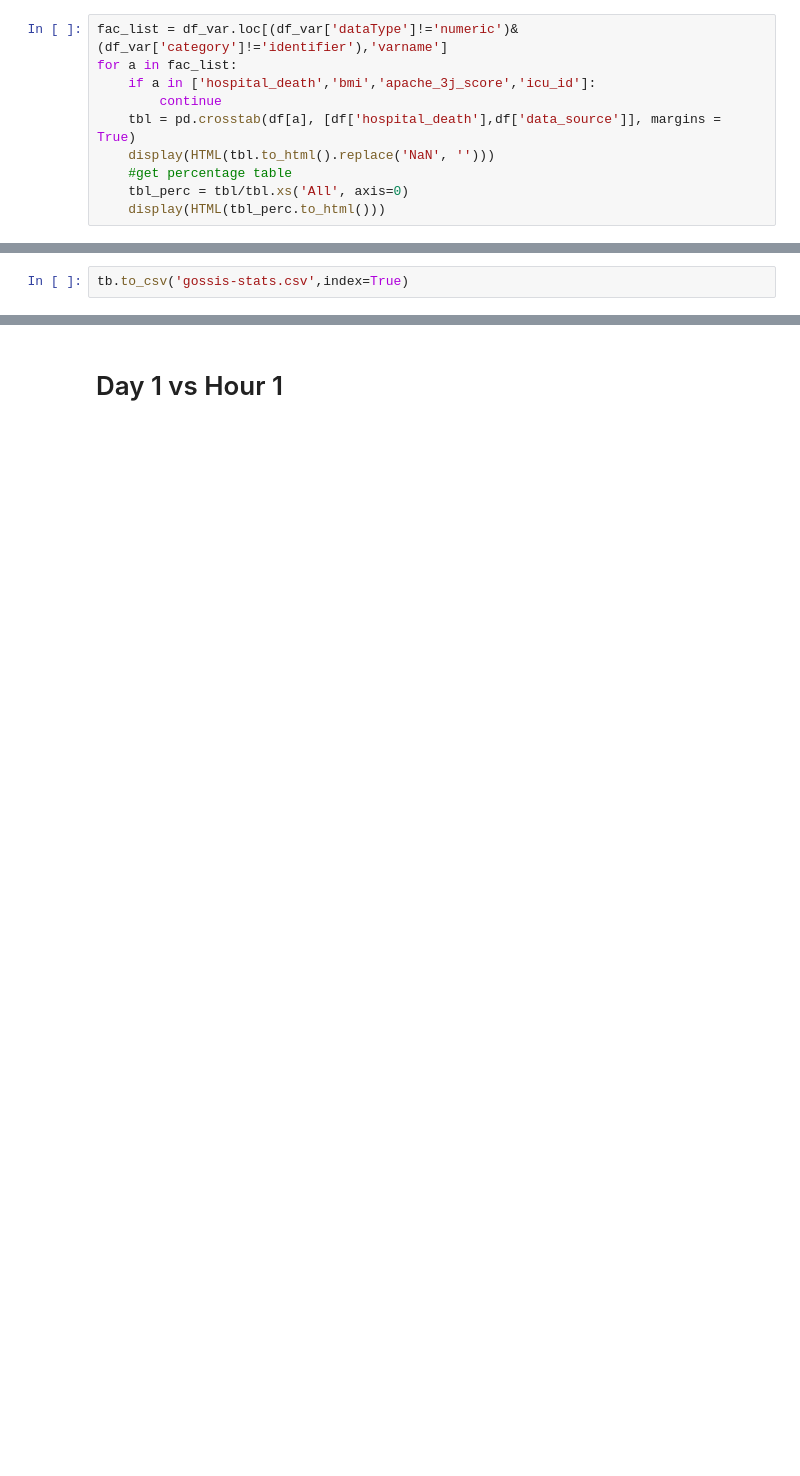
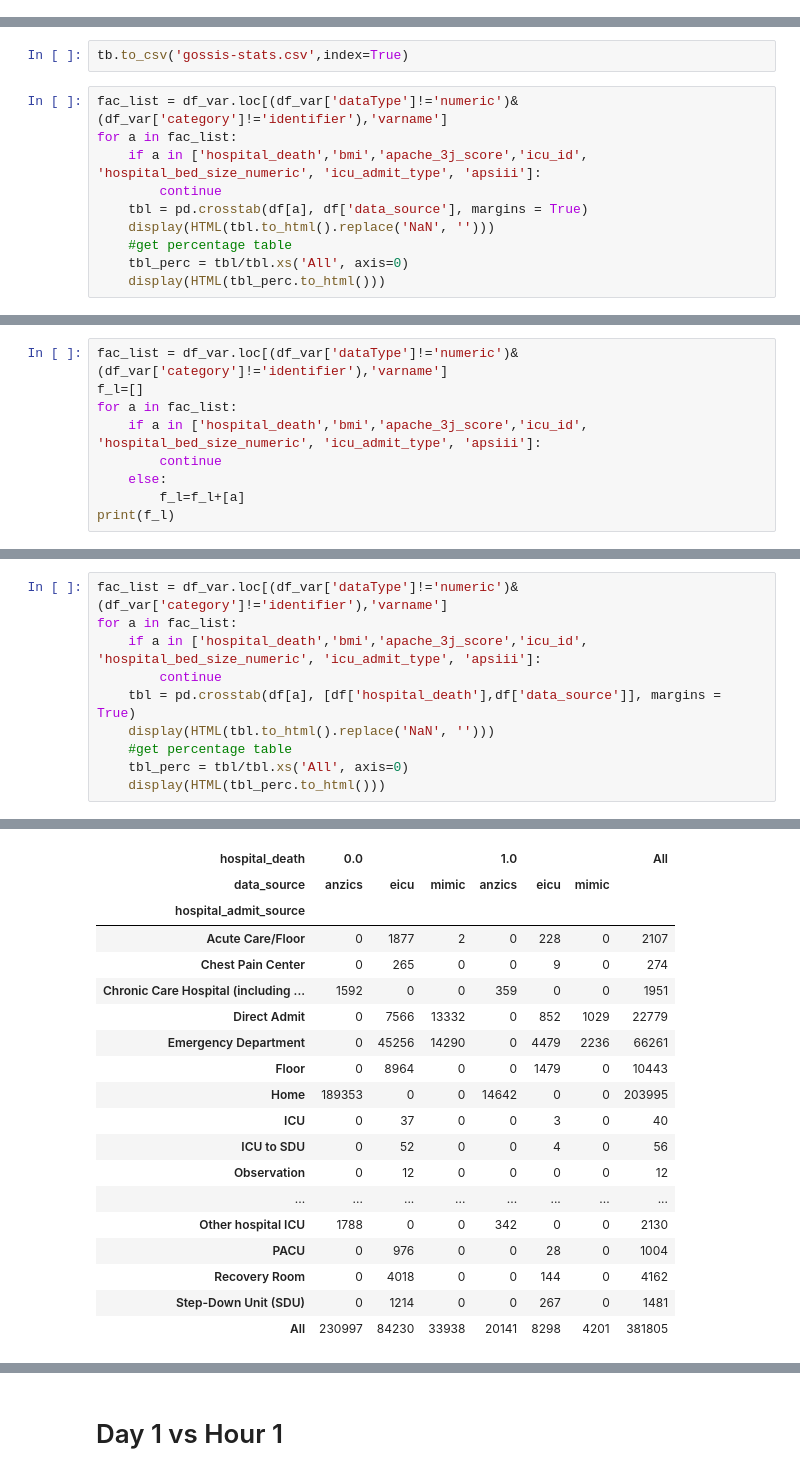
Before and after one commit to MIT-LCP/gossis, a Jupyter notebook: compare-data.ipynb, the cells around one changed output, grey strips where cells are left out. Cells and saved outputs as stored; diff of their text form; blank space fills up the shorter version.

```diff
--- a/compare-data.ipynb
+++ b/compare-data.ipynb
@@ -486,10 +286,0 @@ for c in cont:
-# %%
-fac_list = df_var.loc[(df_var['dataType']!='numeric')&(df_var['category']!='identifier'),'varname']
-for a in fac_list:
-    if a in ['hospital_death','bmi','apache_3j_score','icu_id']:
-        continue
-    tbl = pd.crosstab(df[a], [df['hospital_death'],df['data_source']], margins = True)
-    display(HTML(tbl.to_html().replace('NaN', '')))
-    #get percentage table
-    tbl_perc = tbl/tbl.xs('All', axis=0)
-    display(HTML(tbl_perc.to_html()))
@@ -742,2 +309,12 @@ display(HTML(tb.to_html().replace('NaN', '')))
 # %%
 tb.to_csv('gossis-stats.csv',index=True)
+# %%
+fac_list = df_var.loc[(df_var['dataType']!='numeric')&(df_var['category']!='identifier'),'varname']
+for a in fac_list:
+    if a in ['hospital_death','bmi','apache_3j_score','icu_id', 'hospital_bed_size_numeric', 'icu_admit_type', 'apsiii']:
+        continue
+    tbl = pd.crosstab(df[a], df['data_source'], margins = True)
+    display(HTML(tbl.to_html().replace('NaN', '')))
+    #get percentage table
+    tbl_perc = tbl/tbl.xs('All', axis=0)
+    display(HTML(tbl_perc.to_html()))
@@ -743,0 +435,9 @@ tb.to_csv('gossis-stats.csv',index=True)
+# %%
+fac_list = df_var.loc[(df_var['dataType']!='numeric')&(df_var['category']!='identifier'),'varname']
+f_l=[]
+for a in fac_list:
+    if a in ['hospital_death','bmi','apache_3j_score','icu_id', 'hospital_bed_size_numeric', 'icu_admit_type', 'apsiii']:
+        continue
+    else:
+        f_l=f_l+[a]
+print(f_l)
@@ -743,0 +718,11 @@ tb.to_csv('gossis-stats.csv',index=True)
+# %%
+fac_list = df_var.loc[(df_var['dataType']!='numeric')&(df_var['category']!='identifier'),'varname']
+for a in fac_list:
+    if a in ['hospital_death','bmi','apache_3j_score','icu_id', 'hospital_bed_size_numeric', 'icu_admit_type', 'apsiii']:
+        continue
+    tbl = pd.crosstab(df[a], [df['hospital_death'],df['data_source']], margins = True)
+    display(HTML(tbl.to_html().replace('NaN', '')))
+    #get percentage table
+    tbl_perc = tbl/tbl.xs('All', axis=0)
+    display(HTML(tbl_perc.to_html()))
+# %% [output]
@@ -743,0 +791,19 @@ tb.to_csv('gossis-stats.csv',index=True)
+| hospital_death | 0.0 |  |  | 1.0 |  |  | All |
+| data_source | anzics | eicu | mimic | anzics | eicu | mimic |  |
+| hospital_admit_source |  |  |  |  |  |  |  |
+| Acute Care/Floor | 0 | 1877 | 2 | 0 | 228 | 0 | 2107 |
+| Chest Pain Center | 0 | 265 | 0 | 0 | 9 | 0 | 274 |
+| Chronic Care Hospital (including ... | 1592 | 0 | 0 | 359 | 0 | 0 | 1951 |
+| Direct Admit | 0 | 7566 | 13332 | 0 | 852 | 1029 | 22779 |
+| Emergency Department | 0 | 45256 | 14290 | 0 | 4479 | 2236 | 66261 |
+| Floor | 0 | 8964 | 0 | 0 | 1479 | 0 | 10443 |
+| Home | 189353 | 0 | 0 | 14642 | 0 | 0 | 203995 |
+| ICU | 0 | 37 | 0 | 0 | 3 | 0 | 40 |
+| ICU to SDU | 0 | 52 | 0 | 0 | 4 | 0 | 56 |
+| Observation | 0 | 12 | 0 | 0 | 0 | 0 | 12 |
+| ... | ... | ... | ... | ... | ... | ... | ... |
+| Other hospital ICU | 1788 | 0 | 0 | 342 | 0 | 0 | 2130 |
+| PACU | 0 | 976 | 0 | 0 | 28 | 0 | 1004 |
+| Recovery Room | 0 | 4018 | 0 | 0 | 144 | 0 | 4162 |
+| Step-Down Unit (SDU) | 0 | 1214 | 0 | 0 | 267 | 0 | 1481 |
+| All | 230997 | 84230 | 33938 | 20141 | 8298 | 4201 | 381805 |
```
Also changed, not shown: parts of 37 cells of this notebook.
